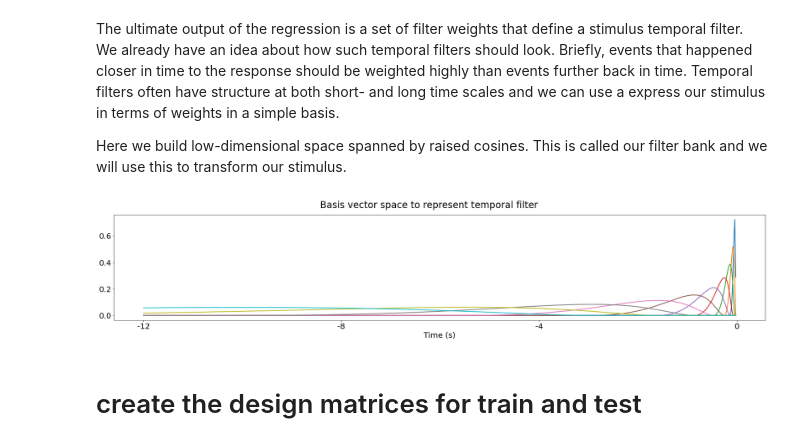
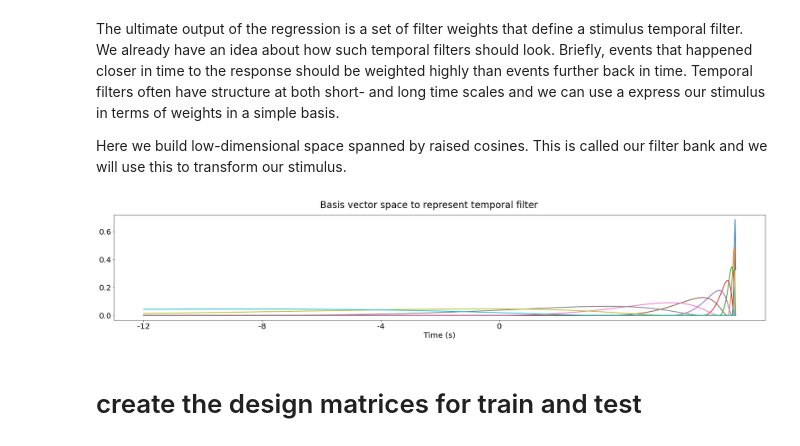
Before and after one commit to davidfox87/neuro_encoding_models, a Jupyter notebook: fitting_temporal_filter_models_to_behavior_data.ipynb, the cells around one changed output. Drawn from its saved outputs; the diff is of its cells as text; code cells hidden in the pictures.

```diff
--- a/fitting_temporal_filter_models_to_behavior_data.ipynb
+++ b/fitting_temporal_filter_models_to_behavior_data.ipynb
@@ -55,7 +55,7 @@ behavior_par = "vmoves"
 #behavior_par = "angvturns"
 #behavior_par = "vymoves"
 # load behavior from MATLAB .mat file
-stim, response = io.load_behavior('../datasets/behavior/control_behavior.mat', 30., 55., behavior_par, 50)
+stim, response = io.load_behavior('datasets/behavior/control_behavior.mat', 30., 55., behavior_par, 50)
 response = response.mean(axis=1)
 stim = stim[:, 0]
 
@@ -98,21 +96,21 @@ Here we build low-dimensional space spanned by raised cosines. This is called ou
 # %%
 # make a set of basis functions
 Fs = 50
 nkt = 14 * Fs
-nkt = 12 * Fs
+nkt = 17 * Fs
 cos_basis = RaisedCosine(100, 10, 1, 'stim')
 cos_basis.makeNonlinearRaisedCosStim(0.1, [1, round(nkt / 1.2)], 1, nkt)  # first and last peak positions,
 fig, ax = plt.subplots(figsize=(30,5))
 ax.plot(cos_basis.B)
 ax.set_xticks([0, 200, 400, 600])
 ax.set_xticklabels(['-12', '-8', '-4', '0'])
 ax.set_xlabel('Time (s)')
 fig.suptitle('Basis vector space to represent temporal filter')
 
 train_dspec.addRegressorContinuous(basis=cos_basis)
 test_dspec.addRegressorContinuous(basis=cos_basis)
 # %% [output]
-[figure, old version]
+[figure, new version]
 # %% [markdown]
 # create the design matrices for train and test
 # %%
```
Also changed, not shown: parts of 2 cells of this notebook.
